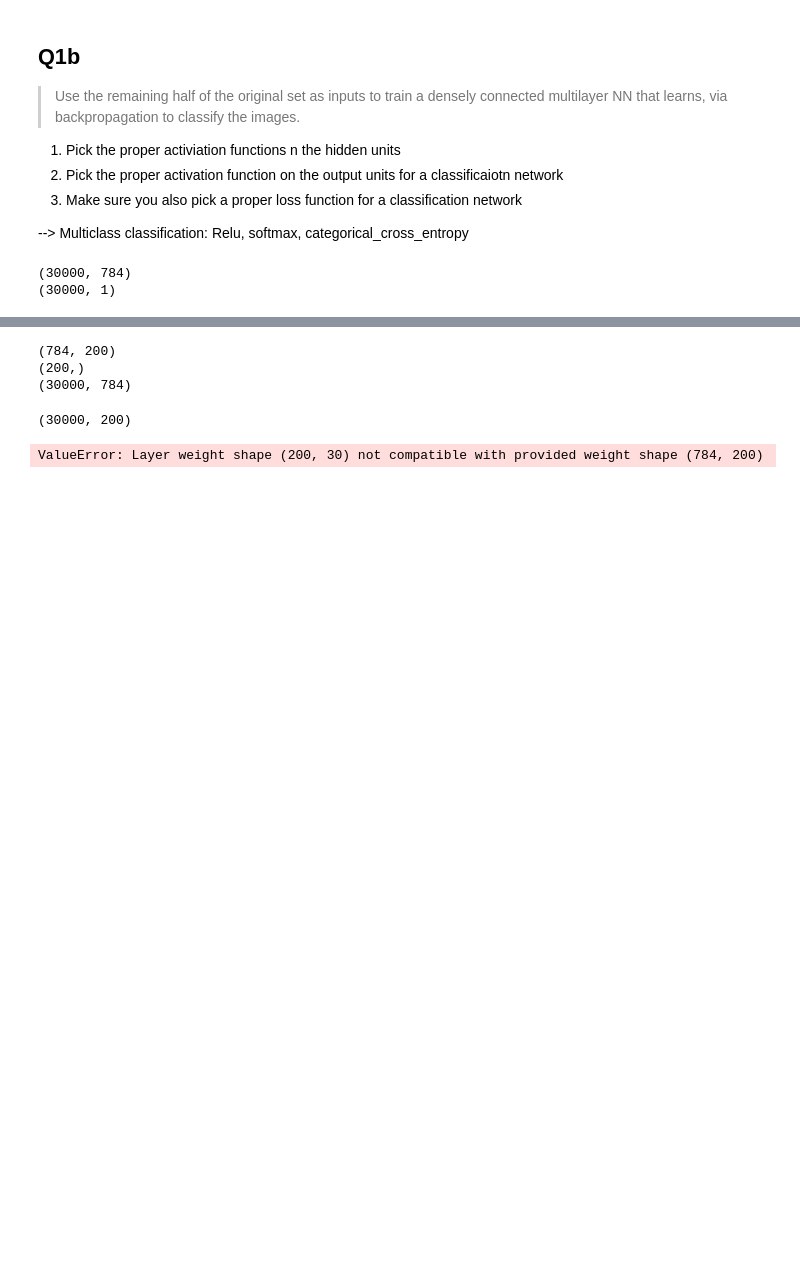
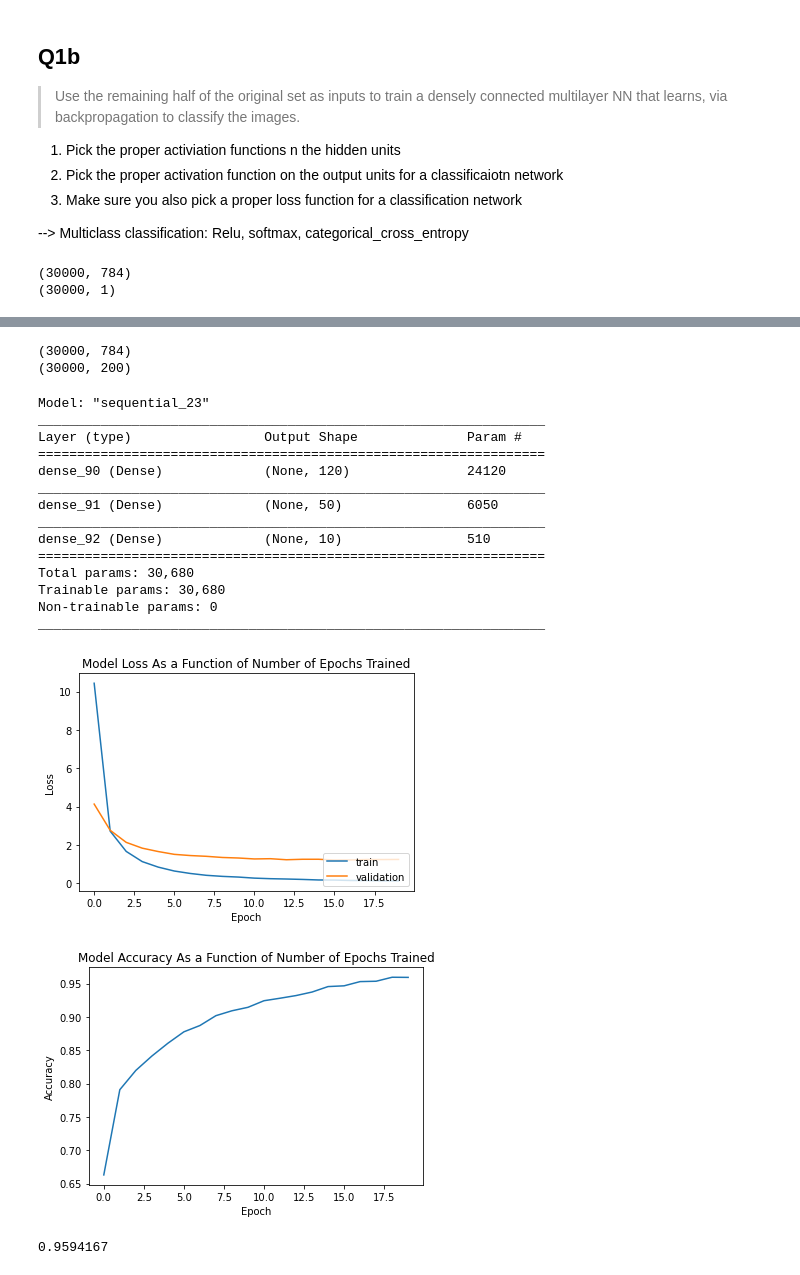
Before and after one commit to kdmalc/CompNeuro, a Jupyter notebook: 07/Homework7.ipynb, the cells around one changed output, grey strips where cells are left out. Saved outputs shown, nothing was run; the diff lists cells and outputs as text; code cells hidden in the pictures; blank space fills up the shorter version.

Commit message:
Just need to finish Q2

```diff
--- a/07/Homework7.ipynb
+++ b/07/Homework7.ipynb
@@ -174,7 +152,7 @@ Call initializer instance with the dtype argument instead of passing it to the c
 
 --> Multiclass classification: Relu, softmax, categorical_cross_entropy
 # %%
-def create_network(node_list=[2,2,1], func_list=['relu'], my_opt='adam', loss_func='categorical_crossentropy'):
+def create_network(node_list, func_list=['relu'], my_opt='adam', loss_func='categorical_crossentropy'):
     network = models.Sequential()
 
     for idx, arg in enumerate(node_list):
@@ -303,38 +224,52 @@ Trainable params: 163,860
 Non-trainable params: 0
 _________________________________________________________________
-# %%
-def apply_weights(aaW, aab, inputs):
-    inputs = np.matmul(inputs, aaW) + aab
-    #"Relu" implementation for activations
-    x = np.maximum(inputs, 0)
-    return x
-# %%
-print(aaW.shape)
-print(aab.shape)
-print(train_half.shape)
-# %% [output]
-(784, 200)
-(200,)
-(30000, 784)
 # %%
+def apply_weights(aaW, aab, inputs):
+    x = np.matmul(inputs, aaW) + aab
+    # Linear activation function implies "no" activation function
+    return x
+
 # y = mx + b
 # fixed_inputs = W * original_inputs + b
 
-fixed_input = apply_weights(aaW, aab, train_half)
+print(train_half2.shape)
+fixed_input = apply_weights(aaW, aab, train_half2)
 print(fixed_input.shape)
+
+# need to categorically encode the labels as "one hot"
+train_labels_half2RE = to_categorical(train_labels_half2)
 # %% [output]
+(30000, 784)
 (30000, 200)
-# %%
-backprop_network.layers[1].set_weights((aaW, aab))
-# %% [output]
-ValueError: Layer weight shape (200, 30) not compatible with provided weight shape (784, 200)
-# %%
-my_epochs=20
-my_batch=256
-
-history2 = network.fit(train_half2,
-                              train_labels_half2,
-                              verbose=False,
-                              validation_split=.2,
-                              epochs=num_epochs,
-                              batch_size=my_batch)
+# %%
+backprop_network = create_network(node_list=[encoding_dim,120,50,10])
+backprop_network.summary()
+
+history2 = backprop_network.fit(fixed_input,
+                              train_labels_half2RE,
+                              verbose=False,
+                              validation_split=.2,
+                              epochs=my_epochs,
+                              batch_size=my_batch)
+
+plot_model_loss(history2)
+plot_model_accuracy(history2)
+print(history2.history['acc'][-1])
+# %% [output]
+Model: "sequential_23"
+_________________________________________________________________
+Layer (type)                 Output Shape              Param #
+=================================================================
+dense_90 (Dense)             (None, 120)               24120
+_________________________________________________________________
+dense_91 (Dense)             (None, 50)                6050
+_________________________________________________________________
+dense_92 (Dense)             (None, 10)                510
+=================================================================
+Total params: 30,680
+Trainable params: 30,680
+Non-trainable params: 0
+_________________________________________________________________
+[figure, added]
+[figure, added]
+0.9594167
```
Also changed, not shown: parts of 26 cells of this notebook.
